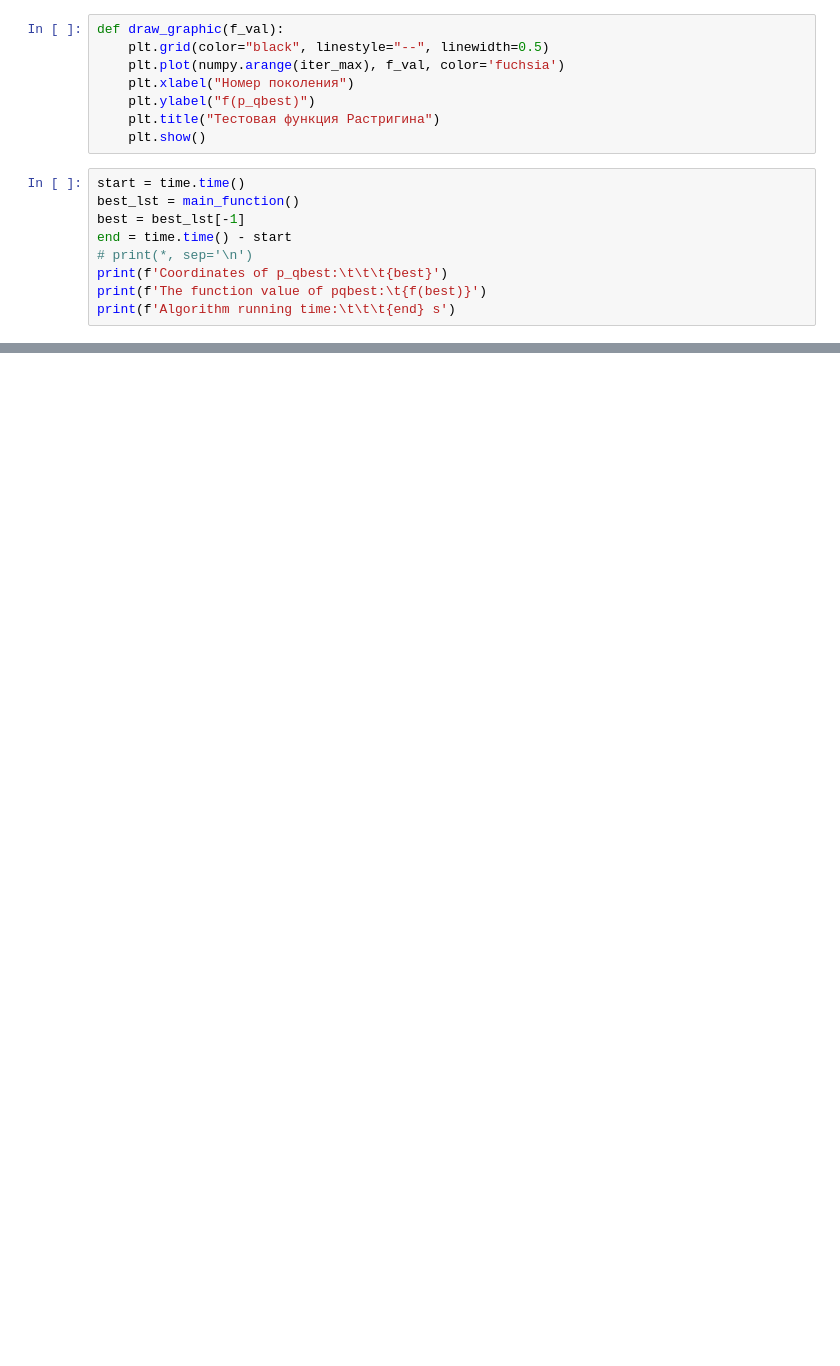
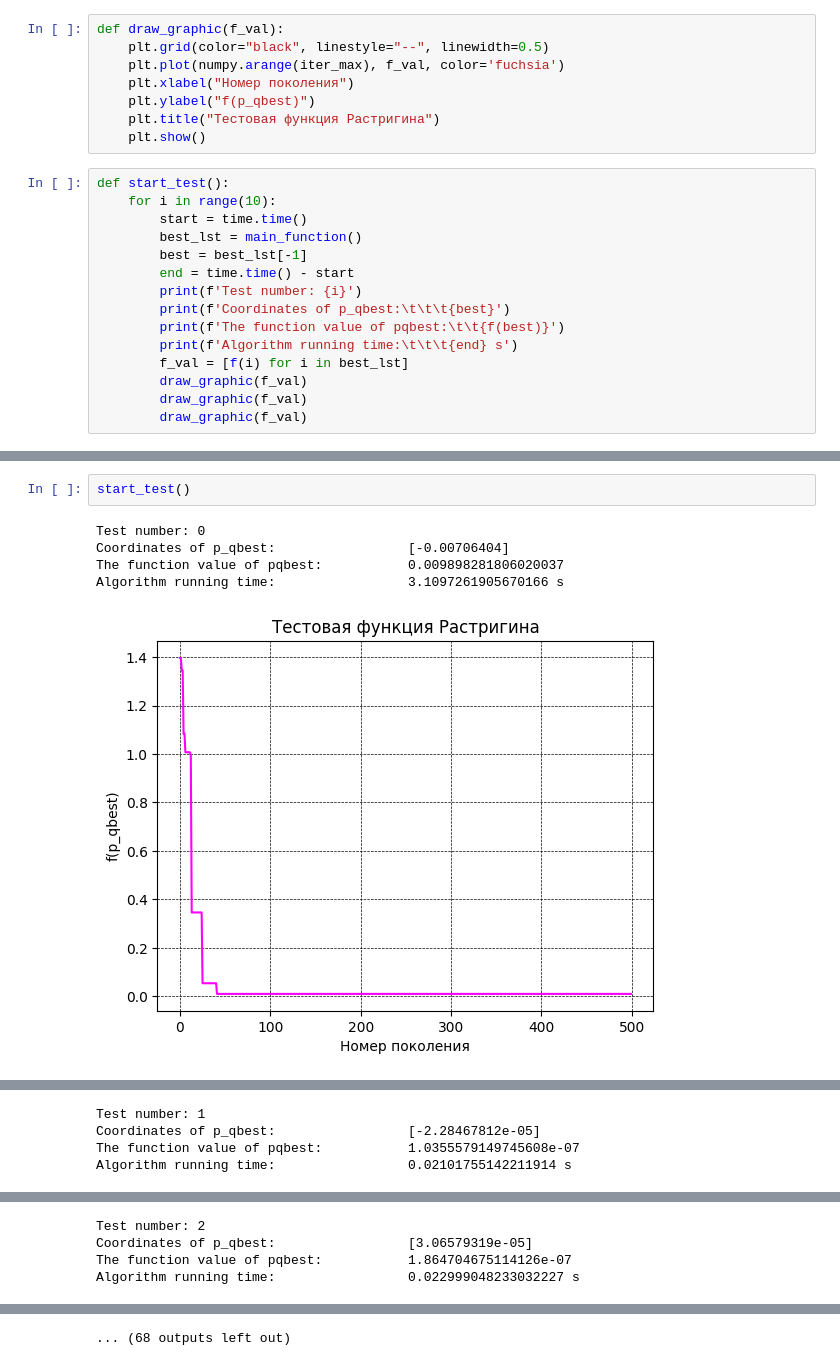
Before and after one commit to ermii42/ETFSS, a Jupyter notebook: Jupiter/main_project.ipynb, the cells around one changed output, grey strips where cells are left out. Saved outputs shown, nothing was run; the diff lists cells and outputs as text; blank space fills up the shorter version.

Commit message:
feat: added Rastrigen Function tests

```diff
--- a/Jupiter/main_project.ipynb
+++ b/Jupiter/main_project.ipynb
@@ -155,11 +154,17 @@ def draw_graphic(f_val):
     plt.title("Тестовая функция Растригина")
     plt.show()
 # %%
-start = time.time()
-best_lst = main_function()
-best = best_lst[-1]
-end = time.time() - start
-# print(*, sep='\n')
-print(f'Coordinates of p_qbest:\t\t\t{best}')
-print(f'The function value of pqbest:\t{f(best)}')
-print(f'Algorithm running time:\t\t\t{end} s')
+def start_test():
+    for i in range(10):
+        start = time.time()
+        best_lst = main_function()
+        best = best_lst[-1]
+        end = time.time() - start
+        print(f'Test number: {i}')
+        print(f'Coordinates of p_qbest:\t\t\t{best}')
+        print(f'The function value of pqbest:\t\t{f(best)}')
+        print(f'Algorithm running time:\t\t\t{end} s')
+        f_val = [f(i) for i in best_lst]
+        draw_graphic(f_val)
+        draw_graphic(f_val)
+        draw_graphic(f_val)
@@ -178,0 +171,8 @@ draw_graphic(f_val)
+# %%
+start_test()
+# %% [output]
+Test number: 0
+Coordinates of p_qbest:                 [-0.00706404]
+The function value of pqbest:           0.009898281806020037
+Algorithm running time:                 3.1097261905670166 s
+[figure, added]
@@ -178,0 +181,4 @@ draw_graphic(f_val)
+Test number: 1
+Coordinates of p_qbest:                 [-2.28467812e-05]
+The function value of pqbest:           1.0355579149745608e-07
+Algorithm running time:                 0.02101755142211914 s
@@ -178,0 +188,4 @@ draw_graphic(f_val)
+Test number: 2
+Coordinates of p_qbest:                 [3.06579319e-05]
+The function value of pqbest:           1.864704675114126e-07
+Algorithm running time:                 0.022999048233032227 s
@@ -178,0 +195 @@ draw_graphic(f_val)
+... (68 outputs left out)
```
Also changed, not shown: parts of 4 cells of this notebook.
